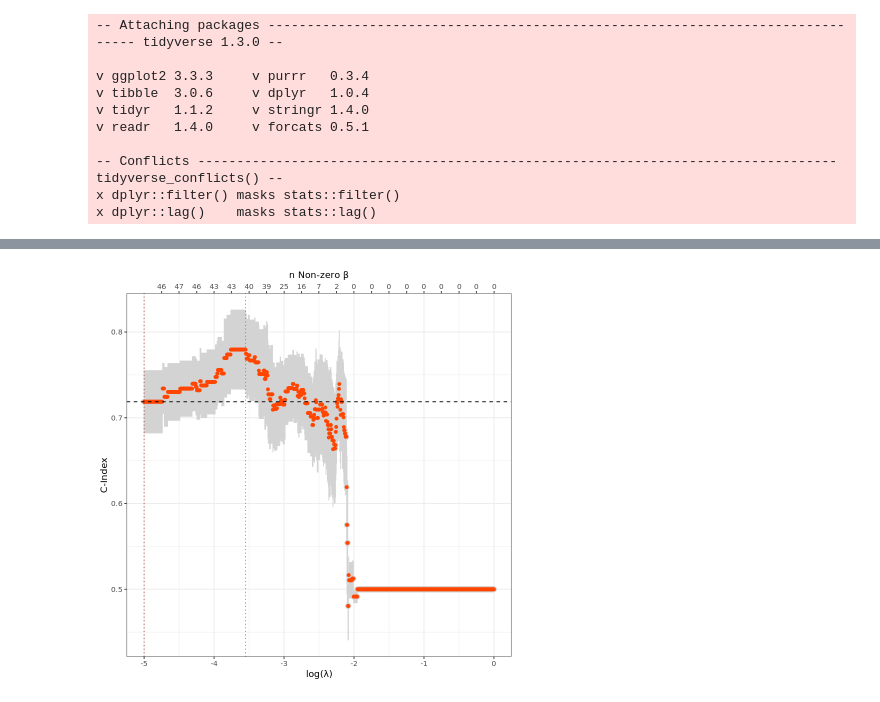
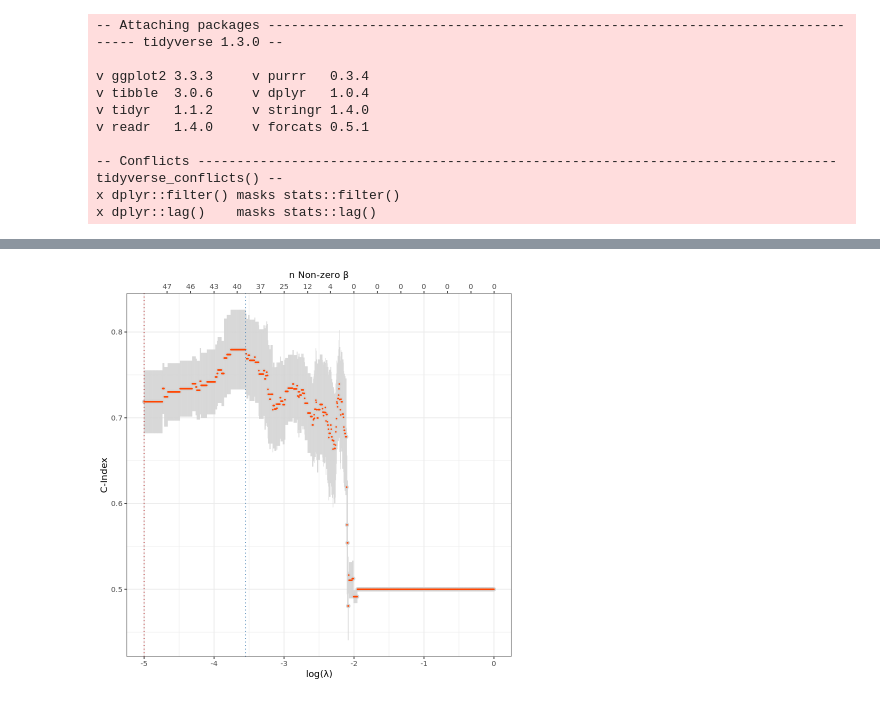
Before and after one commit to fogg-lab/characterizing-ecm-transcriptome-of-endometriosis, a Jupyter notebook: figures/glmnet_vis.ipynb, the cells around one changed output, grey strips where cells are left out. Saved outputs shown, nothing was run; the diff lists cells and outputs as text; code cells hidden in the pictures.

Commit message:
Figures for glmnet model optimization.

```diff
--- a/figures/glmnet_vis.ipynb
+++ b/figures/glmnet_vis.ipynb
@@ -52,24 +58,32 @@ every_nth <- function(x, n) {
     x[seq(1, length(x), n)]
 }
 # %%
-cph_best_lambda <- cph_df %>% filter(best_idx == TRUE) %>% pull(lambda)
-cph_kept_lambda <- cph_df %>% filter(kept_idx == TRUE) %>% pull(lambda)
-cph_kept_cvm <- cph_df %>% filter(kept_idx == TRUE) %>% pull(cvm)
-cph_sec_x_breaks <- every_nth(cph_df$log_lambda, nrow(cph_df) / 20)
-cph_sec_x_labs <- every_nth(cph_df$nonzero, nrow(cph_df)/ 20)
-
-ggplot(data = cph_df, aes(x = log_lambda, y = cvm)) +
-    geom_pointrange(aes(ymin = cvlow, ymax = cvup), color = "lightgray") +
-    geom_point(color = "orangered") +
-    geom_vline(xintercept = log(cph_best_lambda), linetype = 3, color = "steelblue") +
-    geom_vline(xintercept = log(cph_kept_lambda), linetype = 3, color = "firebrick") +
-    geom_hline(yintercept = cph_kept_cvm, linetype = 2, color = "black") +
+glmnet_plot <- function(model_df, best_lambda, kept_lambda, kept_cvm, sec_x_breaks, sec_x_labs, ylab) {
+    ggplot(data = model_df, aes(x = log_lambda, y = cvm)) +
+    geom_pointrange(aes(ymin = cvlow, ymax = cvup), color = "lightgray", size = 0.25) +
+    geom_point(color = "orangered", size = 0.25) +
+    geom_vline(xintercept = log(best_lambda), linetype = 3, color = "steelblue") +
+    geom_vline(xintercept = log(kept_lambda), linetype = 3, color = "firebrick") +
+#     geom_hline(yintercept = kept_cvm, linetype = 2, color = "black") +
     scale_x_continuous(sec.axis = dup_axis(
         name = bquote("n Non-zero "*beta),
-        breaks = cph_sec_x_breaks,
-        labels = cph_sec_x_labs)
+        breaks = sec_x_breaks,
+        labels = sec_x_labs)
     ) +
-    labs(x = bquote("log("*lambda*")"), y = "C-Index") +
-    theme_bw()
+    labs(x = bquote("log("*lambda*")"), y = ylab) +
+    theme_bw() +
+    theme(
+        text = element_text(size = text_size, family = family)
+    )
+}
-# %% [output]
-[figure, removed]
+# %%
+cph_best_lambda <- cph_df %>% filter(best_idx == TRUE) %>% pull(lambda)
+cph_kept_lambda <- cph_df %>% filter(kept_idx == TRUE) %>% pull(lambda)
+cph_kept_cvm <- cph_df %>% filter(kept_idx == TRUE) %>% pull(cvm)
+cph_sec_x_breaks <- every_nth(cph_df$log_lambda, nrow(cph_df) / nbreaks)
+cph_sec_x_labs <- every_nth(cph_df$nonzero, nrow(cph_df)/ nbreaks)
+
+glmnet_plot(cph_df, cph_best_lambda, cph_kept_lambda, cph_kept_cvm, cph_sec_x_breaks, cph_sec_x_labs, "C-Index")
+ggsave(paste0(dirs$figures_dir, "/models/", unified_dsets[dset_idx], "_cph_fit.png"), last_plot(), height = ht, width = wd, dpi = dpi)
+# %% [output]
+[figure, added]
```
Also changed, not shown: parts of 4 cells of this notebook, 2 other files.
